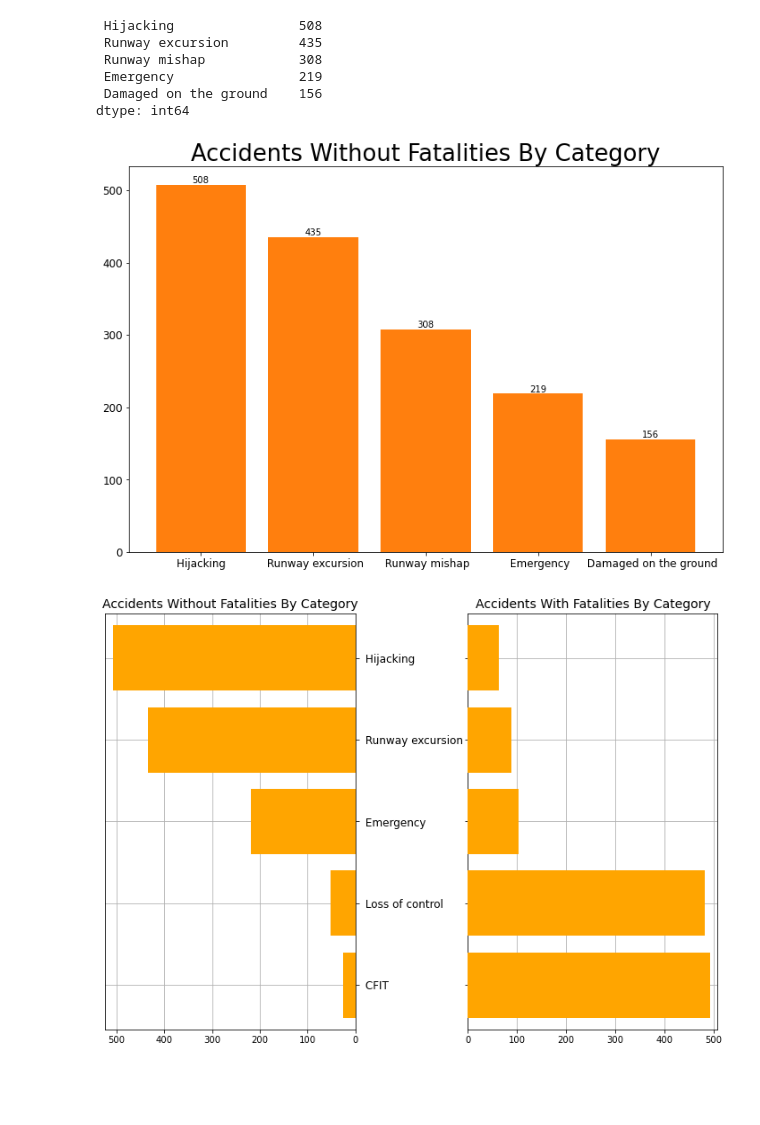
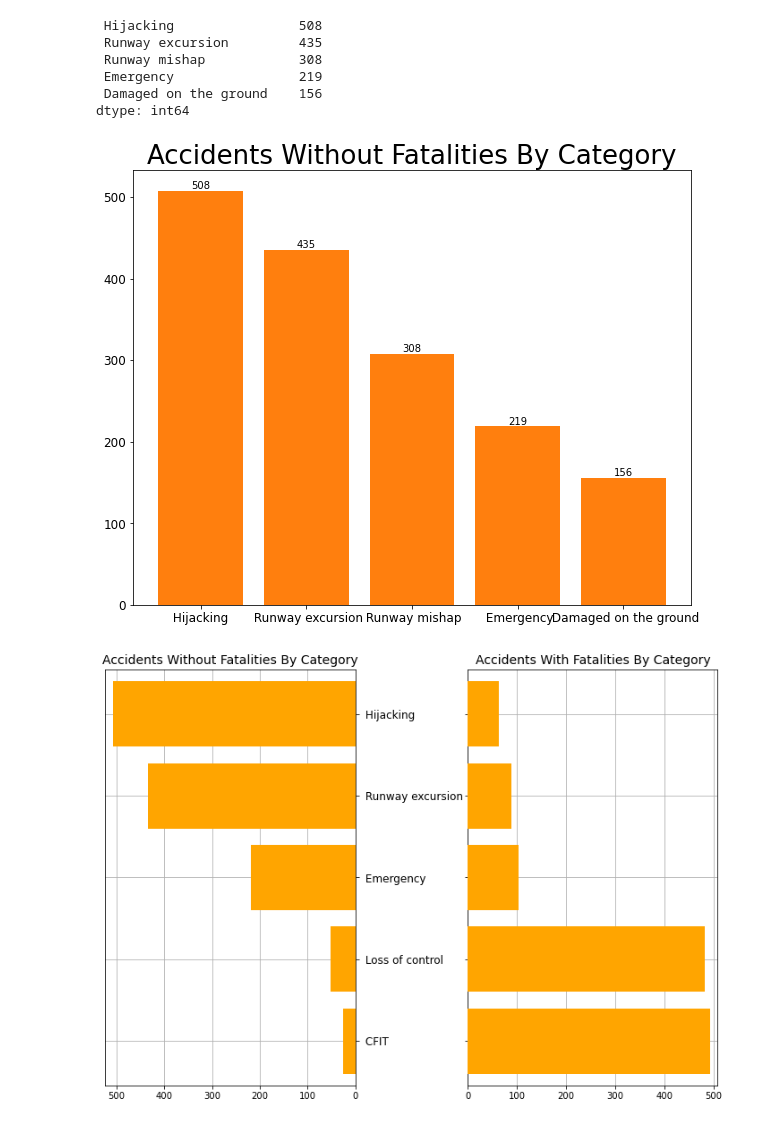
Before and after one commit to Camilo-Quiceno/data_science_project_aircraft, a Jupyter notebook: data-science-proyect.ipynb, the cells around one changed output. Saved outputs shown, nothing was run; the diff lists cells and outputs as text; code cells hidden in the pictures; blank space fills up the shorter version.

```diff
--- a/data-science-proyect.ipynb
+++ b/data-science-proyect.ipynb
@@ -9,3 +11,40 @@ import geopandas as gpd
+# %%
+def normalize_series(serie):
+    # get the min and max value from the serie
+    min_value = serie.min()
+    max_value = serie.max()
+
+    #Normalize the values a return the serie_normalize
+    serie_normalized = (serie - min_value) / (max_value - min_value)
+
+    return serie_normalized
+
+def plot_series(serie, title, figwidth, figheight, bars_label = True, rotation_tick = 0):
+    #Ploting zone:
+    fig, ax = plt.subplots()
+
+    #Defien x & y values for the plot
+    x = serie.index
+    y = serie.values
+
+    ax.bar(x, y)
+    bars = ax.bar(x, y)
+
+    if bars_label == True:
+        #Adding bar values
+        ax.bar_label(bars)
+
+    #Adding title to th chart and font sizes
+    ax.set_title(title, fontsize = 26)
+    ax.tick_params(axis='x', labelsize=12, rotation = rotation_tick)
+    ax.tick_params(axis='y', labelsize=12)
+
+    # Adjusting chart size
+    fig.set_figwidth(figwidth)
+    fig.set_figheight(figheight)
+
+    #Ploting the chart
+    plt.show()
 # %% [markdown]
 ## Load dataset
 # %%
@@ -283,32 +256,10 @@ sub_result_categories_frecuency_wofatalities
  Emergency                219
  Damaged on the ground    156
 dtype: int64
-# %%
-#Ploting zone:
-fig, ax = plt.subplots()
-
-#Defien x & y values for the plot
-causes = sub_result_categories_frecuency_wofatalities.index
-causes_frequency = sub_result_categories_frecuency_wofatalities.values
-
-#Adding bar values
-ax.bar(causes, causes_frequency)
-bars = ax.bar(causes, causes_frequency)
-ax.bar_label(bars)
-
-#Adding title to th chart and font sizes
-ax.set_title('Accidents Without Fatalities By Category', fontsize = 26)
-ax.tick_params(axis='x', labelsize=12)
-ax.tick_params(axis='y', labelsize=12)
-
-# Adjusting chart size
-fig.set_figwidth(12)
-fig.set_figheight(8)
-
-#Ploting the chart
-plt.show()
-# %% [output]
-[figure, removed]
+# %%
+plot_series(sub_result_categories_frecuency_wofatalities, 'Accidents Without Fatalities By Category', 10, 8)
+# %% [output]
+[figure, added]
 # %%
 # Data
 causes = sub_result_categories_frecuency_wfatalities.index
```
Also changed, not shown: parts of 21 cells of this notebook.
